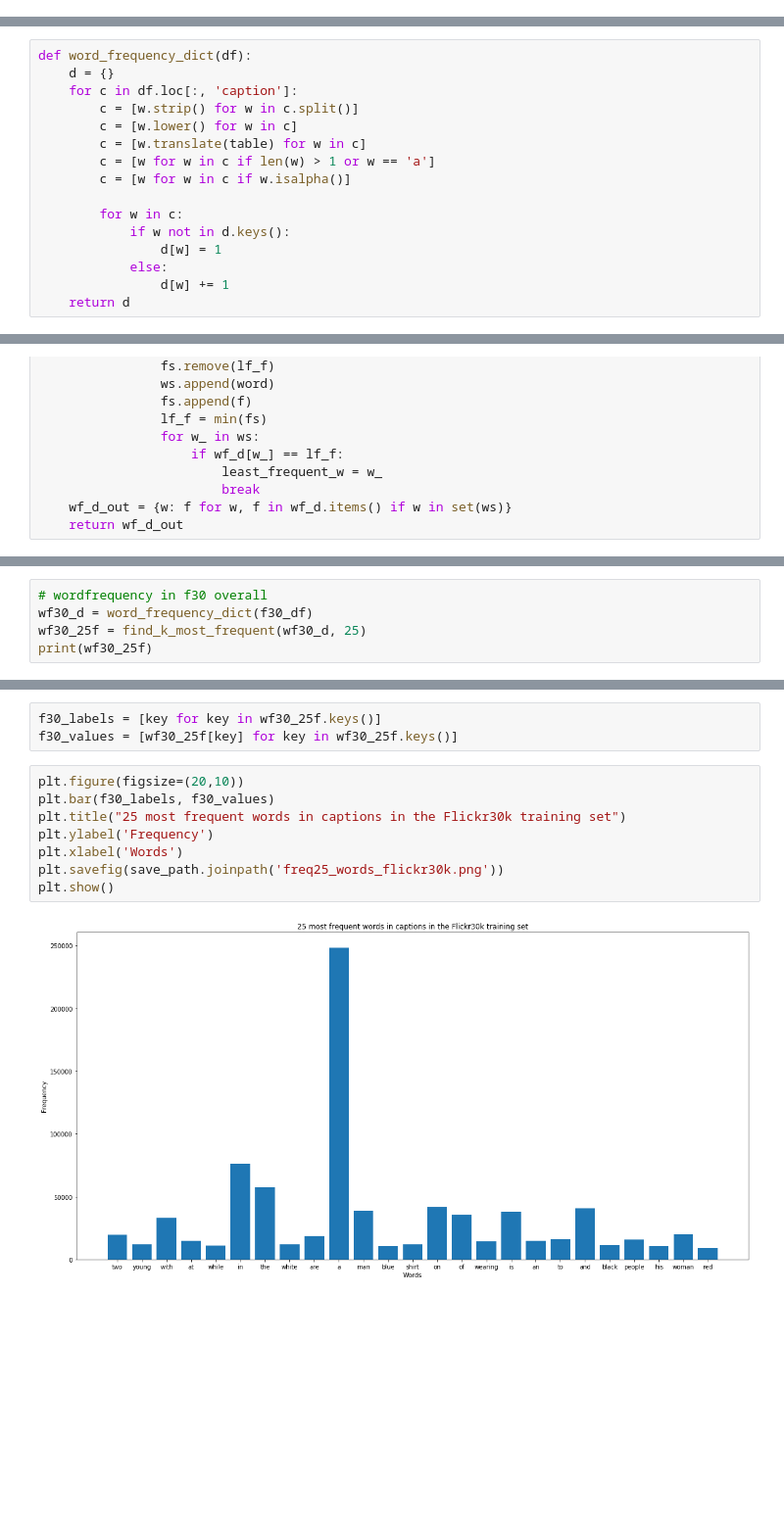
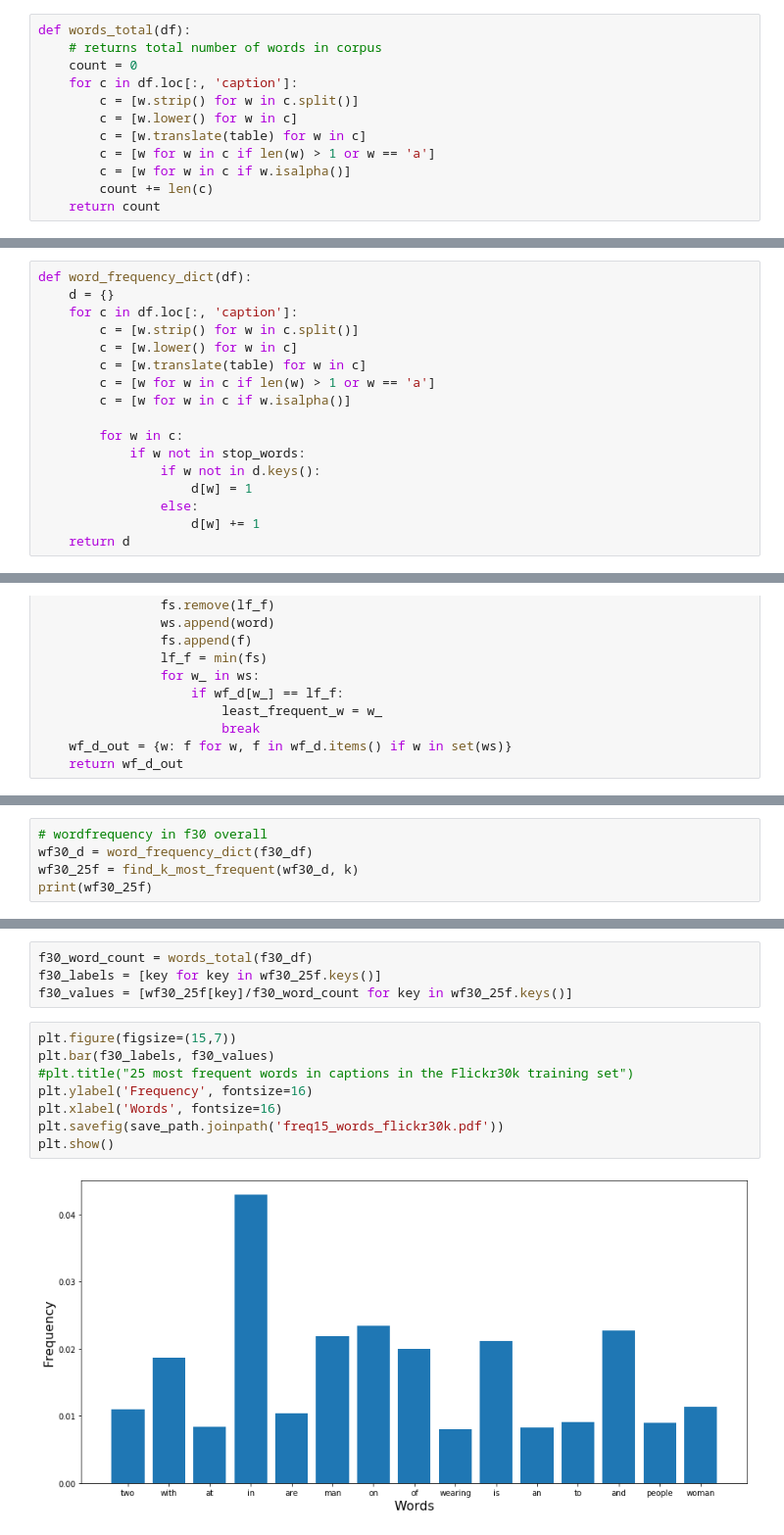
Before and after one commit to ingritu/TDT4900-Master-Thesis, a Jupyter notebook: notebooks/visualize_word_frequency.ipynb, the cells around one changed output, grey strips where cells are left out. Shown at 98% size. Drawn from its saved outputs; the diff is of its cells as text; blank space fills up the shorter version.

```diff
--- a/notebooks/visualize_word_frequency.ipynb
+++ b/notebooks/visualize_word_frequency.ipynb
@@ -43,3 +44,15 @@ f8_captions = f8_df.loc[:, ['image_id', 'caption']]
+# %%
+def words_total(df):
+    # returns total number of words in corpus
+    count = 0
+    for c in df.loc[:, 'caption']:
+        c = [w.strip() for w in c.split()]
+        c = [w.lower() for w in c]
+        c = [w.translate(table) for w in c]
+        c = [w for w in c if len(w) > 1 or w == 'a']
+        c = [w for w in c if w.isalpha()]
+        count += len(c)
+    return count
 # %%
 table = str.maketrans('', '', string.punctuation)
 # %%
@@ -53,10 +66,11 @@ def word_frequency_dict(df):
         c = [w for w in c if w.isalpha()]
 
         for w in c:
-            if w not in d.keys():
-                d[w] = 1
-            else:
-                d[w] += 1
+            if w not in stop_words:
+                if w not in d.keys():
+                    d[w] = 1
+                else:
+                    d[w] += 1
     return d
 # %%
 def find_k_most_frequent(wf_d, k=25):
@@ -109,6 +124,6 @@ plt.show()
 # %%
 # wordfrequency in f30 overall
 wf30_d = word_frequency_dict(f30_df)
-wf30_25f = find_k_most_frequent(wf30_d, 25)
+wf30_25f = find_k_most_frequent(wf30_d, k)
 print(wf30_25f)
 # %% [output]
@@ -116,16 +131,17 @@ print(wf30_25f)
 # %%
+f30_word_count = words_total(f30_df)
 f30_labels = [key for key in wf30_25f.keys()]
-f30_values = [wf30_25f[key] for key in wf30_25f.keys()]
+f30_values = [wf30_25f[key]/f30_word_count for key in wf30_25f.keys()]
 # %%
-plt.figure(figsize=(20,10))
+plt.figure(figsize=(15,7))
 plt.bar(f30_labels, f30_values)
-plt.title("25 most frequent words in captions in the Flickr30k training set")
-plt.ylabel('Frequency')
-plt.xlabel('Words')
-plt.savefig(save_path.joinpath('freq25_words_flickr30k.png'))
+#plt.title("25 most frequent words in captions in the Flickr30k training set")
+plt.ylabel('Frequency', fontsize=16)
+plt.xlabel('Words', fontsize=16)
+plt.savefig(save_path.joinpath('freq15_words_flickr30k.pdf'))
 plt.show()
 # %% [output]
-[figure, old version]
+[figure, new version]
 # %%
 # wordfrequency in coco overall
 wfcoco_d = word_frequency_dict(coco_df)
```
Also changed, not shown: parts of 9 cells of this notebook.
